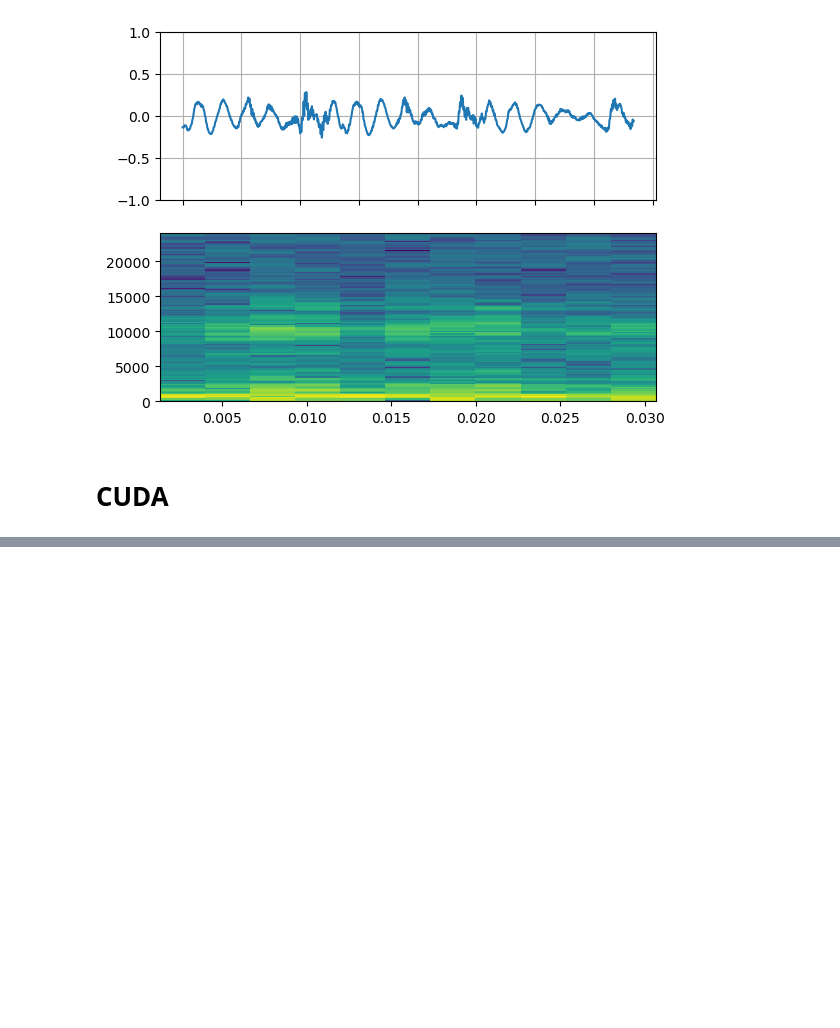
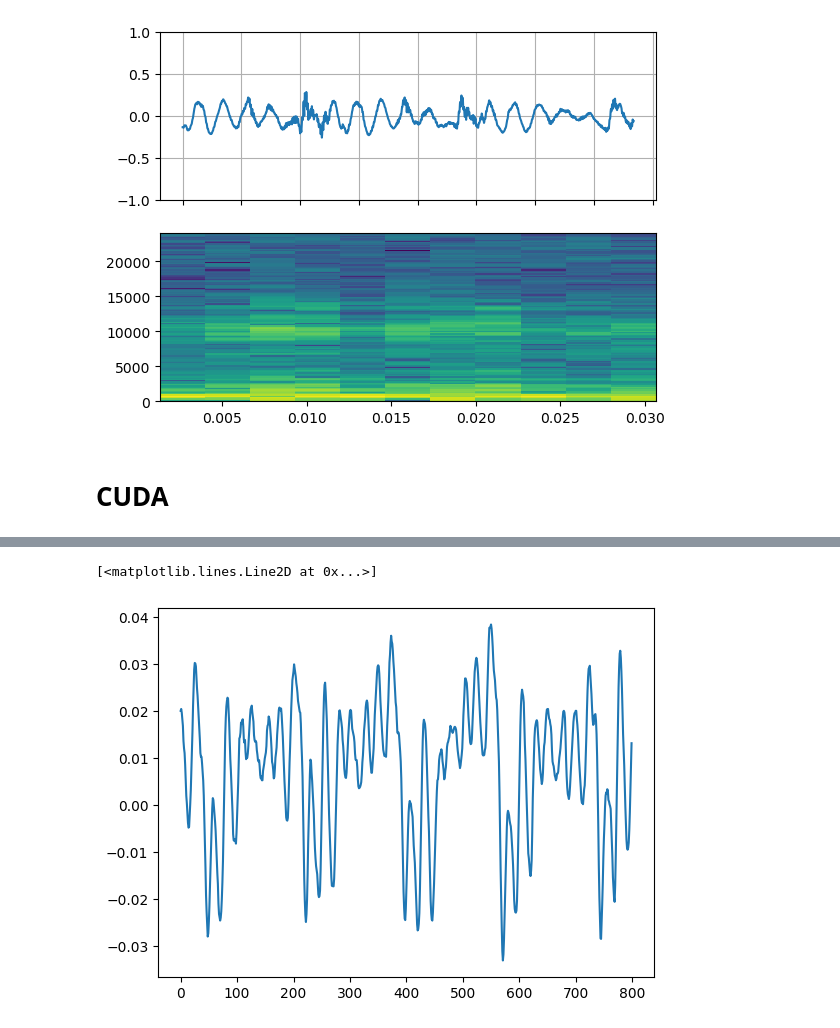
Before and after one commit to roboav8r/ros_audition, a Jupyter notebook: TorchAudio tester.ipynb, the cells around one changed output, grey strips where cells are left out. Cells and saved outputs as stored; diff of their text form; code cells hidden in the pictures; blank space fills up the shorter version.

```diff
--- a/TorchAudio tester.ipynb
+++ b/TorchAudio tester.ipynb
@@ -140,0 +307,5 @@ cuda
+# %%
+plt.plot(frame[0,:])
+# %% [output]
+[<matplotlib.lines.Line2D at 0x...>]
+[figure, added]
```
Also changed, not shown: parts of 15 cells of this notebook, 4 other files.
